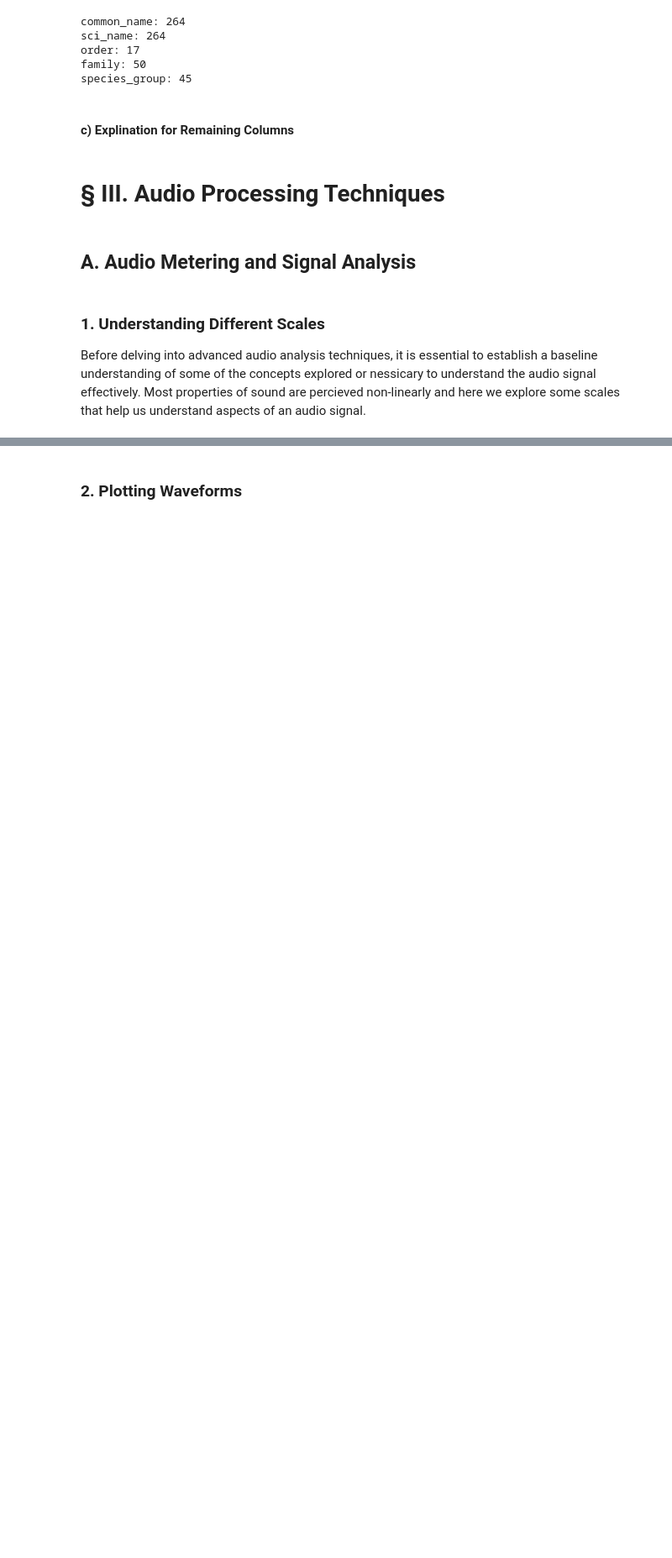
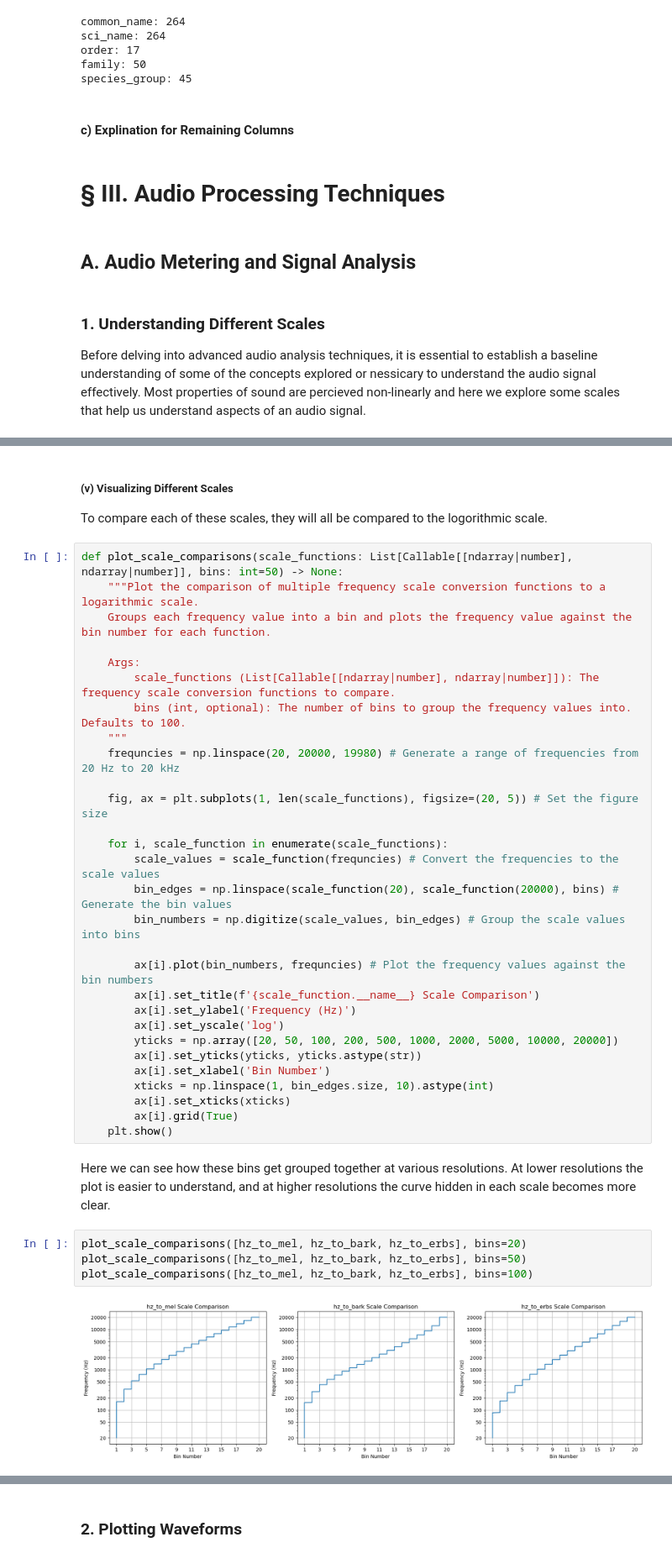
Before and after one commit to LookItVal/FinalProject, a Jupyter notebook: revised_final.ipynb, the cells around one changed output, grey strips where cells are left out. Shown at 84% size. Cells and saved outputs as stored; diff of their text form; blank space fills up the shorter version.

Commit message:
scales, plots, and rms

```diff
--- a/revised_final.ipynb
+++ b/revised_final.ipynb
@@ -1756,0 +1890,40 @@ def magnitude_to_db(signal: ndarray, epsilon: float=sys.float_info.epsilon) -> n
+# %% [markdown]
+##### (v) Visualizing Different Scales
+To compare each of these scales, they will all be compared to the logorithmic scale.
+# %%
+def plot_scale_comparisons(scale_functions: List[Callable[[ndarray|number], ndarray|number]], bins: int=50) -> None:
+    """Plot the comparison of multiple frequency scale conversion functions to a logarithmic scale.
+    Groups each frequency value into a bin and plots the frequency value against the bin number for each function.
+
+    Args:
+        scale_functions (List[Callable[[ndarray|number], ndarray|number]]): The frequency scale conversion functions to compare.
+        bins (int, optional): The number of bins to group the frequency values into. Defaults to 100.
+    """
+    frequncies = np.linspace(20, 20000, 19980) # Generate a range of frequencies from 20 Hz to 20 kHz
+
+    fig, ax = plt.subplots(1, len(scale_functions), figsize=(20, 5)) # Set the figure size
+
+    for i, scale_function in enumerate(scale_functions):
+        scale_values = scale_function(frequncies) # Convert the frequencies to the scale values
+        bin_edges = np.linspace(scale_function(20), scale_function(20000), bins) # Generate the bin values
+        bin_numbers = np.digitize(scale_values, bin_edges) # Group the scale values into bins
+
+        ax[i].plot(bin_numbers, frequncies) # Plot the frequency values against the bin numbers
+        ax[i].set_title(f'{scale_function.__name__} Scale Comparison')
+        ax[i].set_ylabel('Frequency (Hz)')
+        ax[i].set_yscale('log')
+        yticks = np.array([20, 50, 100, 200, 500, 1000, 2000, 5000, 10000, 20000])
+        ax[i].set_yticks(yticks, yticks.astype(str))
+        ax[i].set_xlabel('Bin Number')
+        xticks = np.linspace(1, bin_edges.size, 10).astype(int)
+        ax[i].set_xticks(xticks)
+        ax[i].grid(True)
+    plt.show()
+# %% [markdown]
+Here we can see how these bins get grouped together at various resolutions. At lower resolutions the plot is easier to understand, and at higher resolutions the curve hidden in each scale becomes more clear.
+# %%
+plot_scale_comparisons([hz_to_mel, hz_to_bark, hz_to_erbs], bins=20)
+plot_scale_comparisons([hz_to_mel, hz_to_bark, hz_to_erbs], bins=50)
+plot_scale_comparisons([hz_to_mel, hz_to_bark, hz_to_erbs], bins=100)
+# %% [output]
+[figure, added]
```
Also changed, not shown: parts of 36 cells of this notebook, 2 other files.
